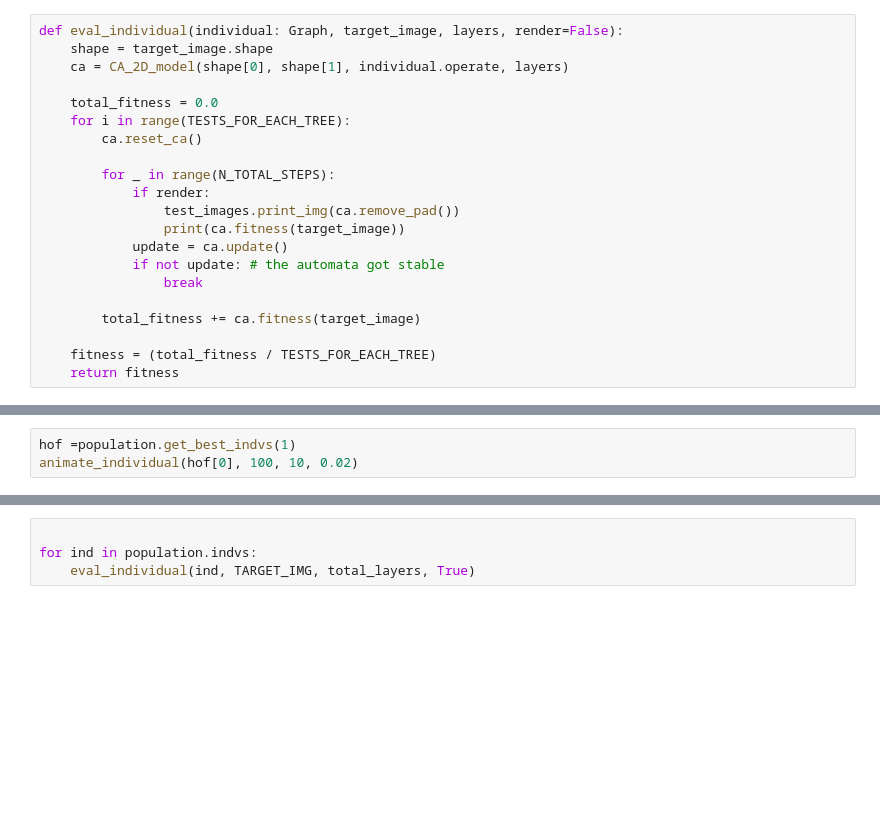
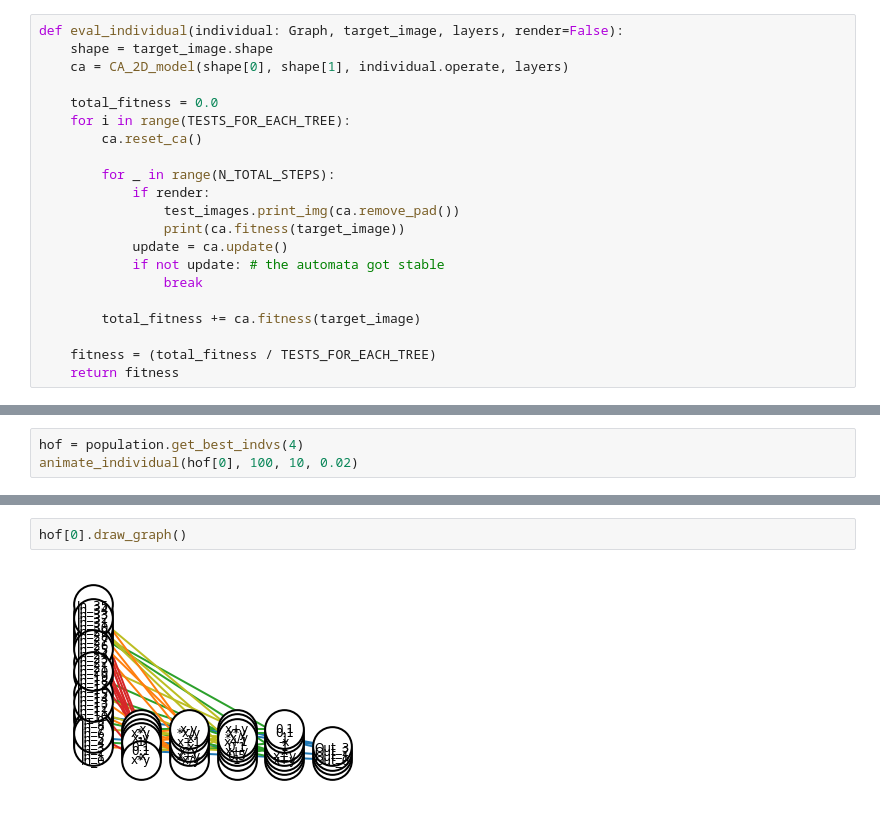
Before and after one commit to fhtanaka/automata_gp, a Jupyter notebook: cgp_automata.ipynb, the cells around one changed output, grey strips where cells are left out. Saved outputs shown, nothing was run; the diff lists cells and outputs as text; blank space fills up the shorter version.

```diff
--- a/cgp_automata.ipynb
+++ b/cgp_automata.ipynb
@@ -150,5 +159,5 @@ def animate_individual(individual, steps, scale, t):
 # %%
-hof =population.get_best_indvs(1)
+hof = population.get_best_indvs(4)
 animate_individual(hof[0], 100, 10, 0.02)
 # %% [output]
 Canvas(height=250, width=250)
@@ -156,4 +182,4 @@ Canvas(height=250, width=250)
 # %%
-
-for ind in population.indvs:
-    eval_individual(ind, TARGET_IMG, total_layers, True)
+hof[0].draw_graph()
+# %% [output]
+[figure, added]
```
Also changed, not shown: parts of 6 cells of this notebook, 2 other files.
